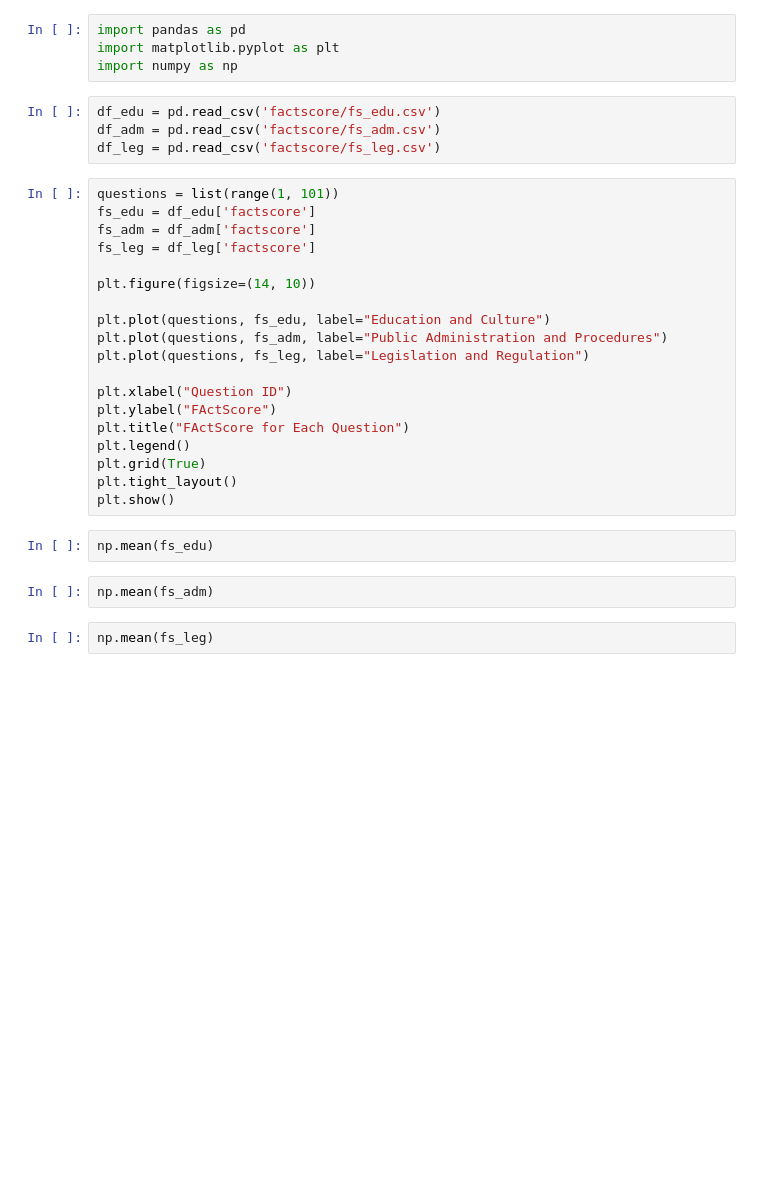
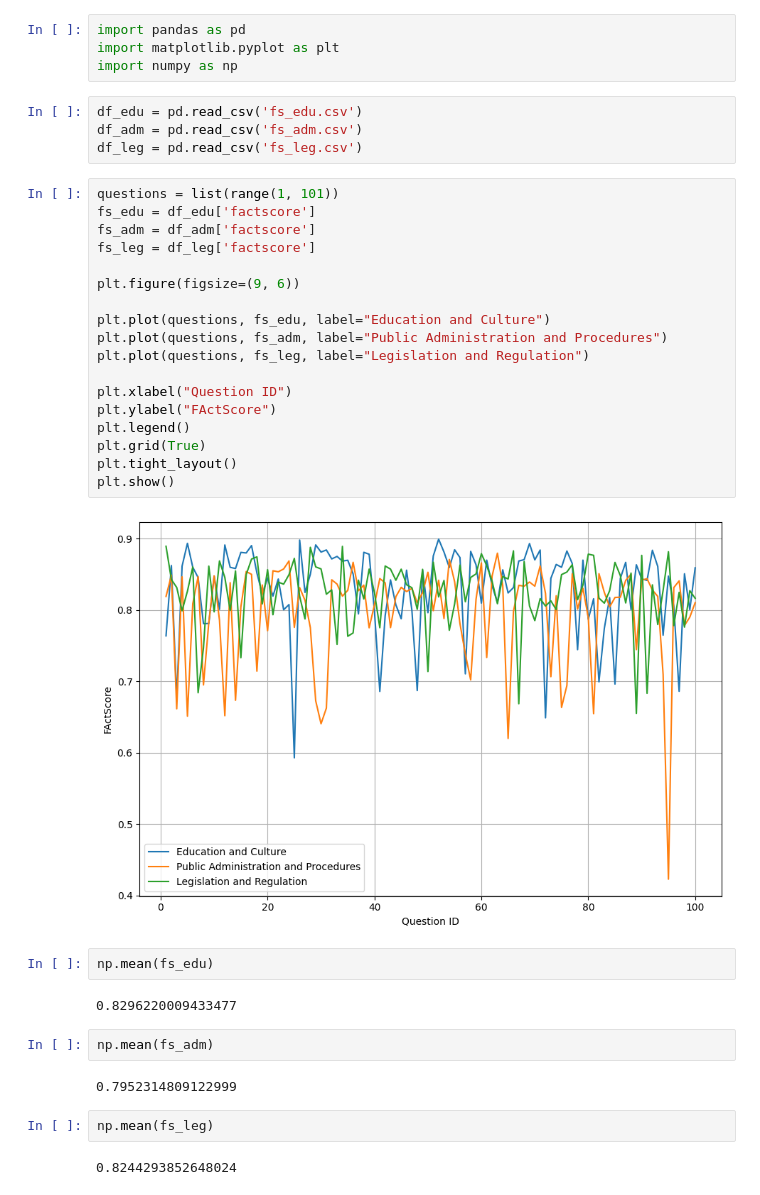
Before and after one commit to carlotalopezpindado/TFM, a Jupyter notebook: evaluation/factscore/metrics.ipynb, the cells around one changed output. Drawn from its saved outputs; the diff is of its cells as text; blank space fills up the shorter version.

Commit message:
factscore

```diff
--- a/evaluation/factscore/metrics.ipynb
+++ b/evaluation/factscore/metrics.ipynb
@@ -3,31 +3,38 @@ import pandas as pd
 import matplotlib.pyplot as plt
 import numpy as np
 # %%
-df_edu = pd.read_csv('factscore/fs_edu.csv')
-df_adm = pd.read_csv('factscore/fs_adm.csv')
-df_leg = pd.read_csv('factscore/fs_leg.csv')
+df_edu = pd.read_csv('fs_edu.csv')
+df_adm = pd.read_csv('fs_adm.csv')
+df_leg = pd.read_csv('fs_leg.csv')
 # %%
 questions = list(range(1, 101))
 fs_edu = df_edu['factscore']
 fs_adm = df_adm['factscore']
 fs_leg = df_leg['factscore']
 
-plt.figure(figsize=(14, 10))
+plt.figure(figsize=(9, 6))
 
 plt.plot(questions, fs_edu, label="Education and Culture")
 plt.plot(questions, fs_adm, label="Public Administration and Procedures")
 plt.plot(questions, fs_leg, label="Legislation and Regulation")
 
 plt.xlabel("Question ID")
 plt.ylabel("FActScore")
-plt.title("FActScore for Each Question")
 plt.legend()
 plt.grid(True)
 plt.tight_layout()
 plt.show()
+# %% [output]
+[figure, added]
 # %%
 np.mean(fs_edu)
+# %% [output]
+0.8296220009433477
 # %%
 np.mean(fs_adm)
+# %% [output]
+0.7952314809122999
 # %%
 np.mean(fs_leg)
+# %% [output]
+0.8244293852648024
```
Also changed, not shown: 2 other files.
